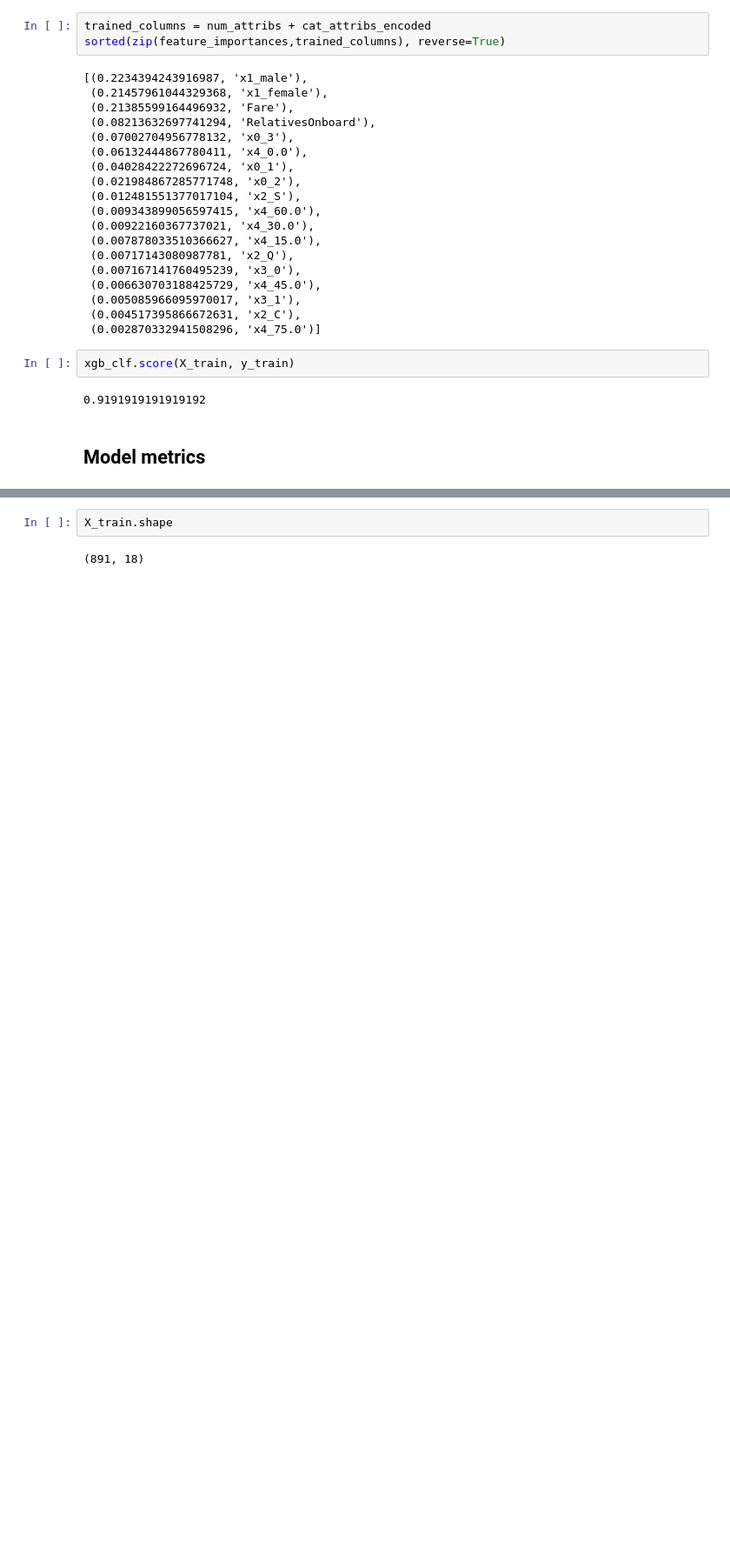
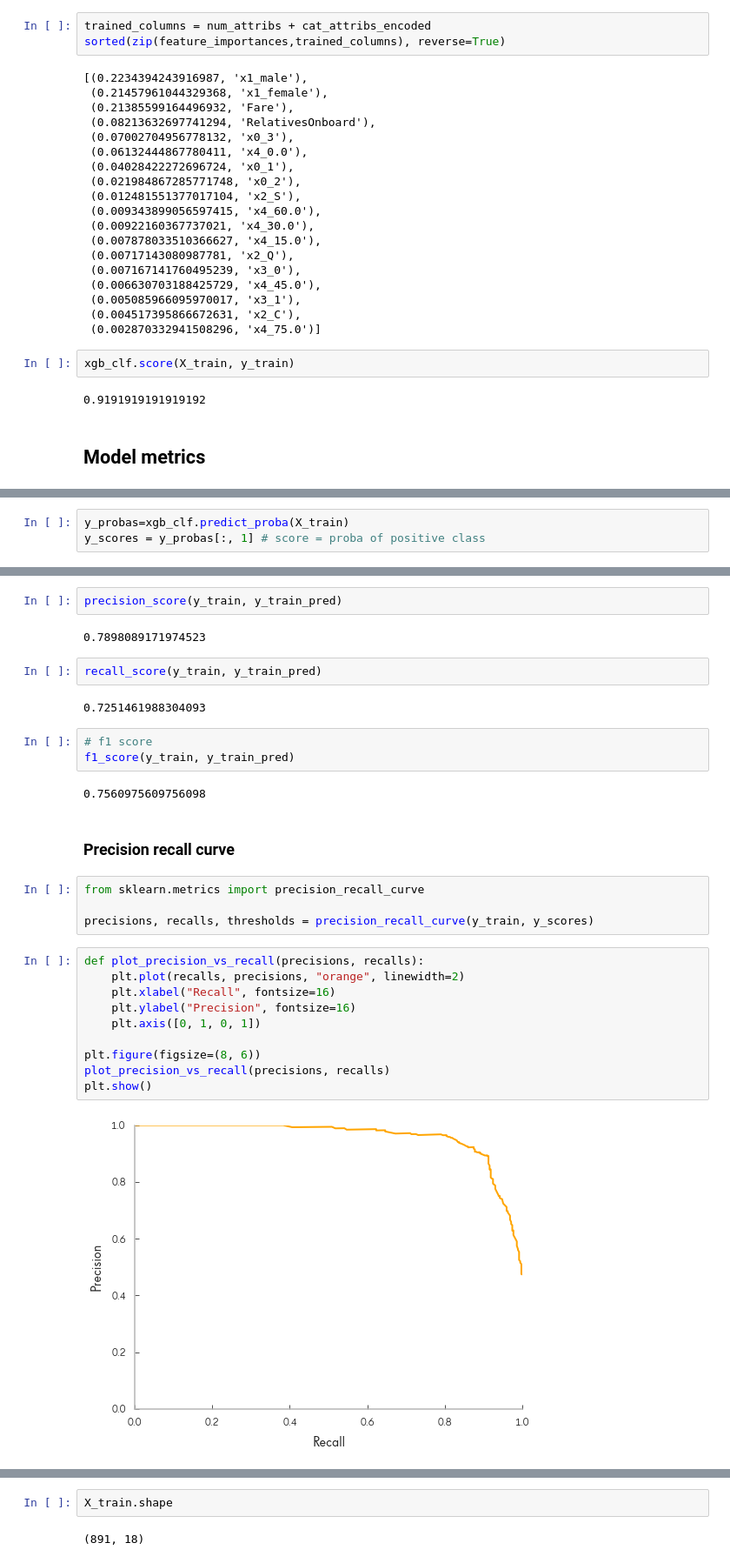
Before and after one commit to caheredia/titanic_predict, a Jupyter notebook: 0.2-streamline_analysis.ipynb, the cells around one changed output, grey strips where cells are left out. Shown at 87% size. Drawn from its saved outputs; the diff is of its cells as text; blank space fills up the shorter version.

```diff
--- a/0.2-streamline_analysis.ipynb
+++ b/0.2-streamline_analysis.ipynb
@@ -246,0 +254,3 @@ y_scores = cross_val_predict(xgb_clf, X_train, y_train, cv=3,
+# %%
+y_probas=xgb_clf.predict_proba(X_train)
+y_scores = y_probas[:, 1] # score = proba of positive class
@@ -246,0 +277,31 @@ y_scores = cross_val_predict(xgb_clf, X_train, y_train, cv=3,
+# %%
+precision_score(y_train, y_train_pred)
+# %% [output]
+0.7898089171974523
+# %%
+recall_score(y_train, y_train_pred)
+# %% [output]
+0.7251461988304093
+# %%
+# f1 score
+f1_score(y_train, y_train_pred)
+# %% [output]
+0.7560975609756098
+# %% [markdown]
+### Precision recall curve
+# %%
+from sklearn.metrics import precision_recall_curve
+
+precisions, recalls, thresholds = precision_recall_curve(y_train, y_scores)
+# %%
+def plot_precision_vs_recall(precisions, recalls):
+    plt.plot(recalls, precisions, "orange", linewidth=2)
+    plt.xlabel("Recall", fontsize=16)
+    plt.ylabel("Precision", fontsize=16)
+    plt.axis([0, 1, 0, 1])
+
+plt.figure(figsize=(8, 6))
+plot_precision_vs_recall(precisions, recalls)
+plt.show()
+# %% [output]
+[figure, added]
```
Also changed, not shown: parts of 27 cells of this notebook.
